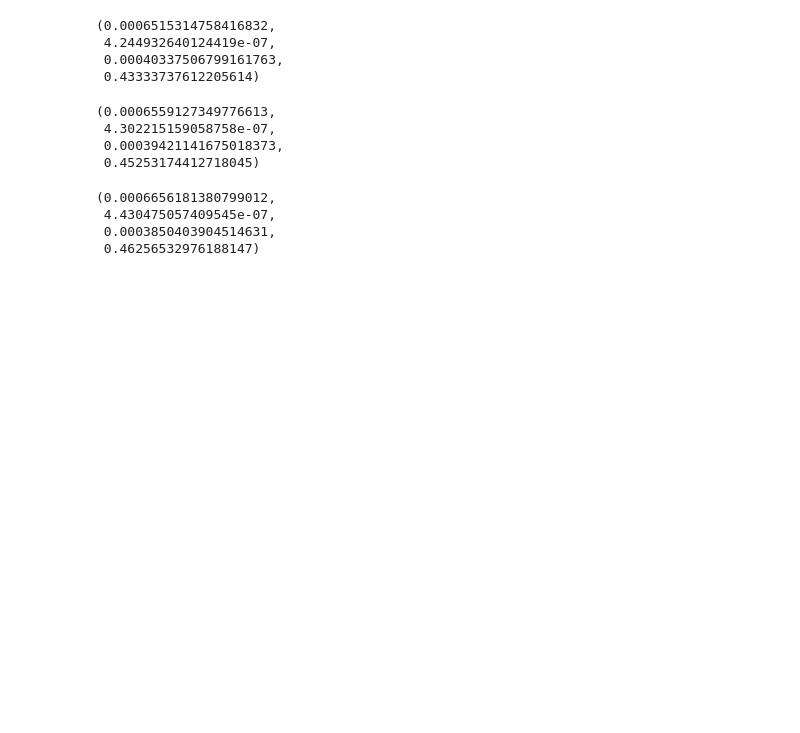
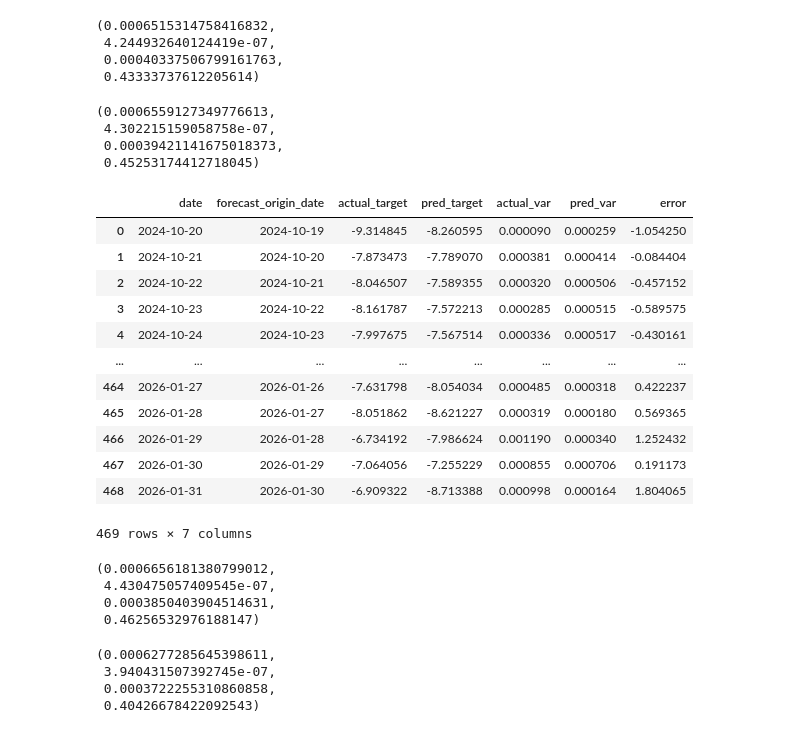
Before and after one commit to Therulow/DSE4211-GRP13, a Jupyter notebook: test_analysis.ipynb, the cells around one changed output. Drawn from its saved outputs; the diff is of its cells as text; code cells hidden in the pictures; blank space fills up the shorter version.

```diff
--- a/test_analysis.ipynb
+++ b/test_analysis.ipynb
@@ -67,6 +67,22 @@ svr_rmse, svr_mse, svr_mape, svr_qlike
  4.302215159058758e-07,
  0.00039421141675018373,
  0.45253174412718045)
+# %%
+test_svr
+# %% [output]
+|  | date | forecast_origin_date | actual_target | pred_target | actual_var | pred_var | error |
+| 0 | 2024-10-20 | 2024-10-19 | -9.314845 | -8.260595 | 0.000090 | 0.000259 | -1.054250 |
+| 1 | 2024-10-21 | 2024-10-20 | -7.873473 | -7.789070 | 0.000381 | 0.000414 | -0.084404 |
+| 2 | 2024-10-22 | 2024-10-21 | -8.046507 | -7.589355 | 0.000320 | 0.000506 | -0.457152 |
+| 3 | 2024-10-23 | 2024-10-22 | -8.161787 | -7.572213 | 0.000285 | 0.000515 | -0.589575 |
+| 4 | 2024-10-24 | 2024-10-23 | -7.997675 | -7.567514 | 0.000336 | 0.000517 | -0.430161 |
+| ... | ... | ... | ... | ... | ... | ... | ... |
+| 464 | 2026-01-27 | 2026-01-26 | -7.631798 | -8.054034 | 0.000485 | 0.000318 | 0.422237 |
+| 465 | 2026-01-28 | 2026-01-27 | -8.051862 | -8.621227 | 0.000319 | 0.000180 | 0.569365 |
+| 466 | 2026-01-29 | 2026-01-28 | -6.734192 | -7.986624 | 0.001190 | 0.000340 | 1.252432 |
+| 467 | 2026-01-30 | 2026-01-29 | -7.064056 | -7.255229 | 0.000855 | 0.000706 | 0.191173 |
+| 468 | 2026-01-31 | 2026-01-30 | -6.909322 | -8.713388 | 0.000998 | 0.000164 | 1.804065 |
+469 rows × 7 columns
 # %%
 # test result from lstm-svr
 test_lstmsvr = pd.read_csv('lstm-regimeaware/results/lstm-svr1.csv')
@@ -84,3 +100,20 @@ lstmsvr_rmse, lstmsvr_mse, lstmsvr_mape, lstmsvr_qlike
  4.430475057409545e-07,
  0.0003850403904514631,
  0.46256532976188147)
+# %%
+# test result from lstm-svr new
+test_lstmsvr = pd.read_csv('lstm-regimeaware/results/lstm-svr3.csv')
+test_lstmsvr['var_svr'] = np.exp(test_lstmsvr['log_var_svr'])
+test_lstmsvr['actual_var'] = np.exp(test_lstmsvr['actual_log_var'])
+
+lstmsvr_rmse = rmse(test_lstmsvr['actual_var'], test_lstmsvr['var_svr'])
+lstmsvr_mse = mse(test_lstmsvr['actual_var'], test_lstmsvr['var_svr'])
+lstmsvr_mape = mape(test_lstmsvr['actual_var'], test_lstmsvr['var_svr'])
+lstmsvr_qlike = qlike(test_lstmsvr['actual_var'], test_lstmsvr['var_svr'])
+
+lstmsvr_rmse, lstmsvr_mse, lstmsvr_mape, lstmsvr_qlike
+# %% [output]
+(0.0006277285645398611,
+ 3.940431507392745e-07,
+ 0.0003722255310860858,
+ 0.40426678422092543)
```
Also changed, not shown: parts of 11 cells of this notebook.
